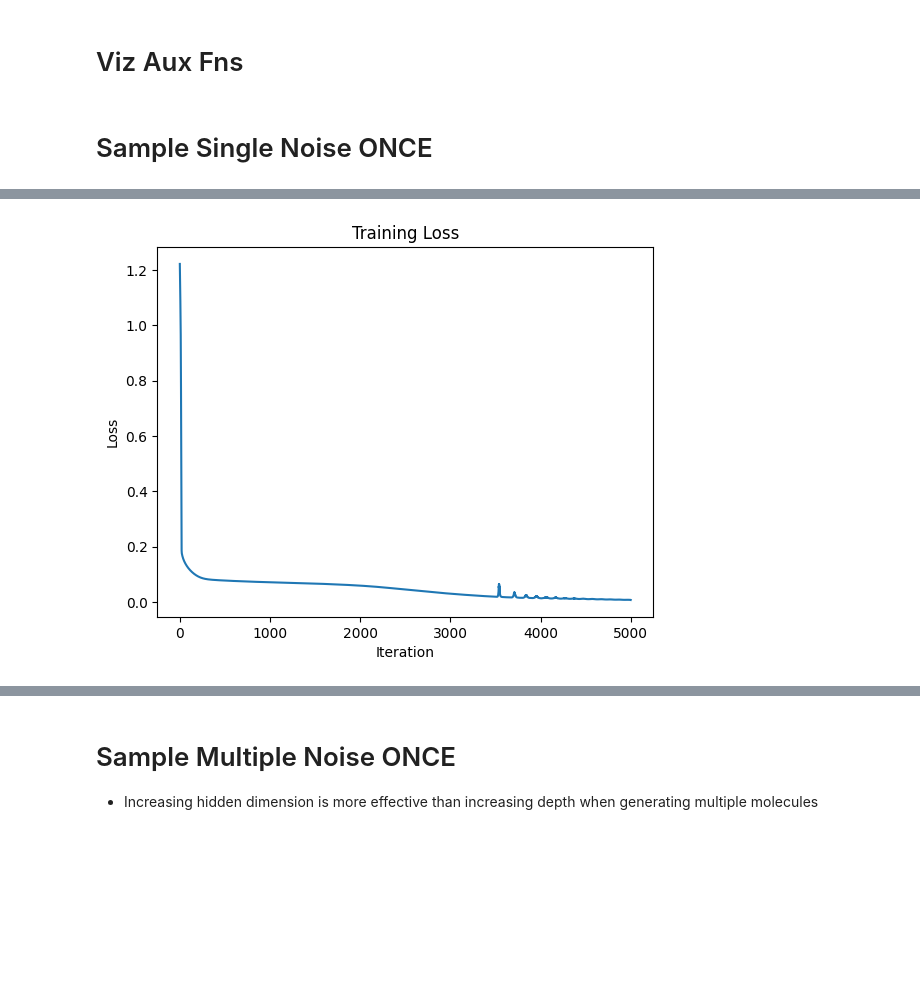
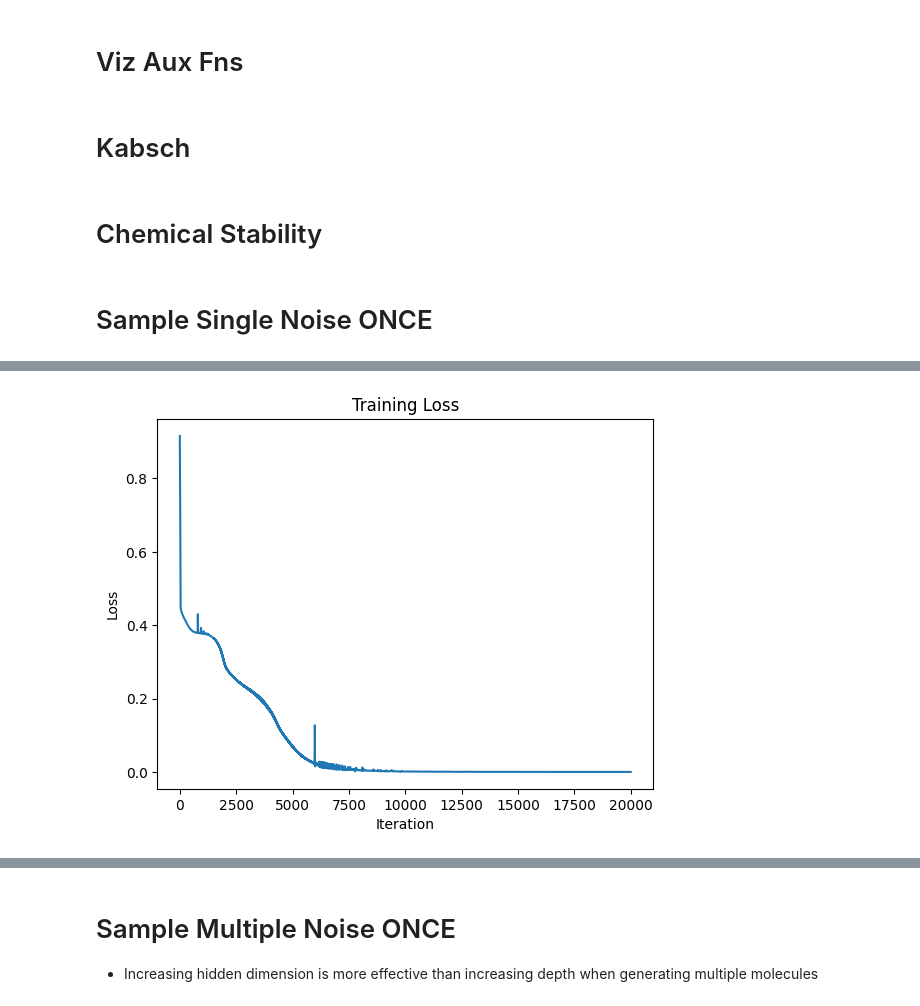
Before and after one commit to edovergna/equi-drifting, a Jupyter notebook: notebooks/gnn_experiment.ipynb, the cells around one changed output, grey strips where cells are left out. Saved outputs shown, nothing was run; the diff lists cells and outputs as text; code cells hidden in the pictures; blank space fills up the shorter version.

```diff
--- a/notebooks/gnn_experiment.ipynb
+++ b/notebooks/gnn_experiment.ipynb
@@ -485,3 +485,5 @@ def plot_loss(loss_list):
     plt.ylabel("Loss")
     plt.title("Training Loss")
     plt.show()
+# %% [markdown]
+# Kabsch
@@ -487,0 +582,2 @@ def plot_loss(loss_list):
+# %% [markdown]
+# Chemical Stability
@@ -490,6 +618,8 @@ def plot_loss(loss_list):
 # %%
 import torch
 import torch.nn.functional as F
+
+NUM_ATOMS = 29
 
 NUM_ATOM_TYPES = 5
 NUM_BLOCKS = 1
@@ -498,12 +628,21 @@ TANH_COORD_UPDATES = False
 ATTENTION = False
 AGGR_TYPE = "mean"
 
-NUM_ITERS = 5000
-LR = 0.05
+NUM_ITERS = 20000
+LR = 0.1
 
 device = torch.device("cuda" if torch.cuda.is_available() else "cpu")
 
-real_mol = dataset[0]
+keep = []
+for i, d in enumerate(dataset):
+    if d.num_nodes == NUM_ATOMS:
+        keep.append(i)
+    if len(keep) >= 1:
+        break
+filtered_dataset = dataset.index_select(keep)
+
+real_mol = filtered_dataset[0]
+
 print(f"Number of nodes: {real_mol.num_nodes}")
 real_pos = real_mol.pos
 # Zero center the real molecule positions
@@ -580,4 +719,4 @@ Iter 4999: Loss = 0.00796646811068058
-[figure, old version]
+[figure, new version]
 # %%
 gen_pos, gen_types, pos_list = model(
     pos_noise, type_noise, dense_edge_index, return_change_in_pos=True
```
Also changed, not shown: parts of 11 cells of this notebook.
